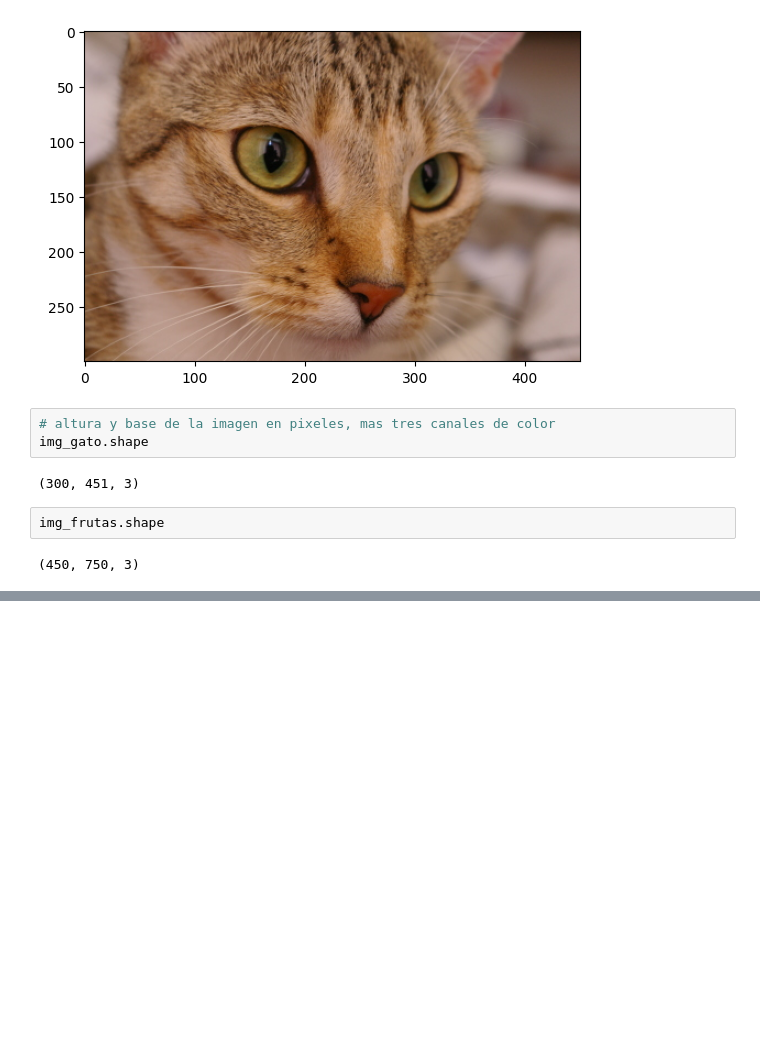
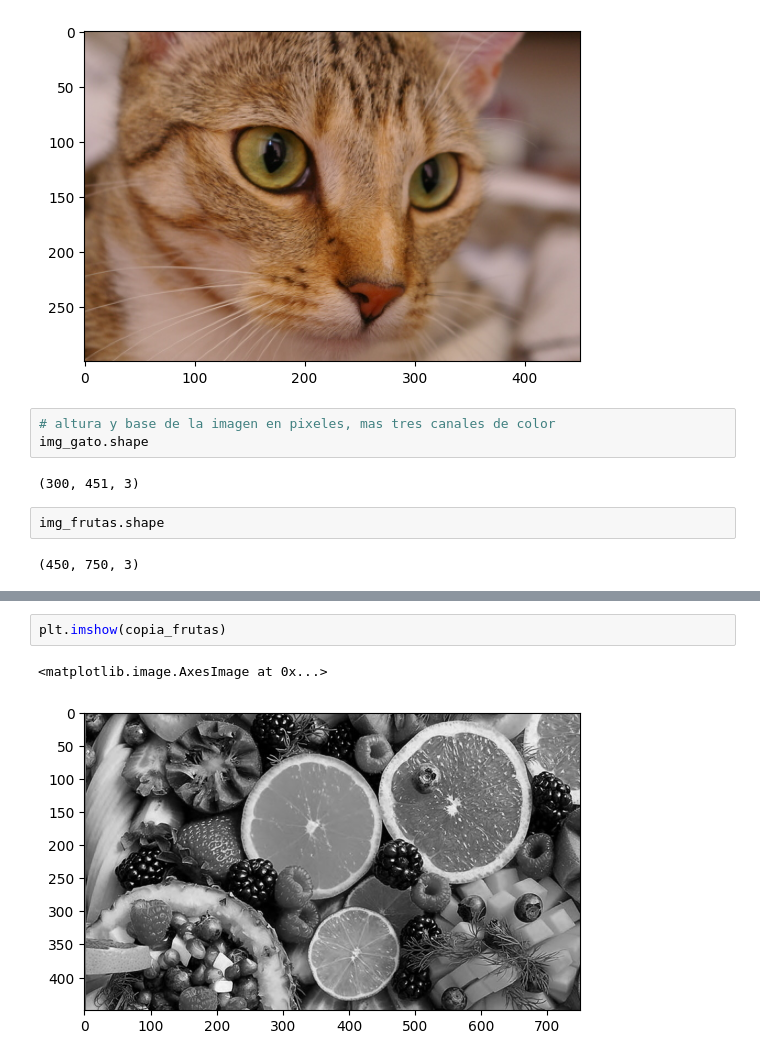
Before and after one commit to Pagutri/Beepy_Imagenes, a Jupyter notebook: Principal.ipynb, the cells around one changed output, grey strips where cells are left out. Drawn from its saved outputs; the diff is of its cells as text; blank space fills up the shorter version.

```diff
--- a/Principal.ipynb
+++ b/Principal.ipynb
@@ -35,0 +71,5 @@ img_frutas.shape
+# %%
+plt.imshow(copia_frutas)
+# %% [output]
+<matplotlib.image.AxesImage at 0x...>
+[figure, added]
```
Also changed, not shown: parts of 11 cells of this notebook.
